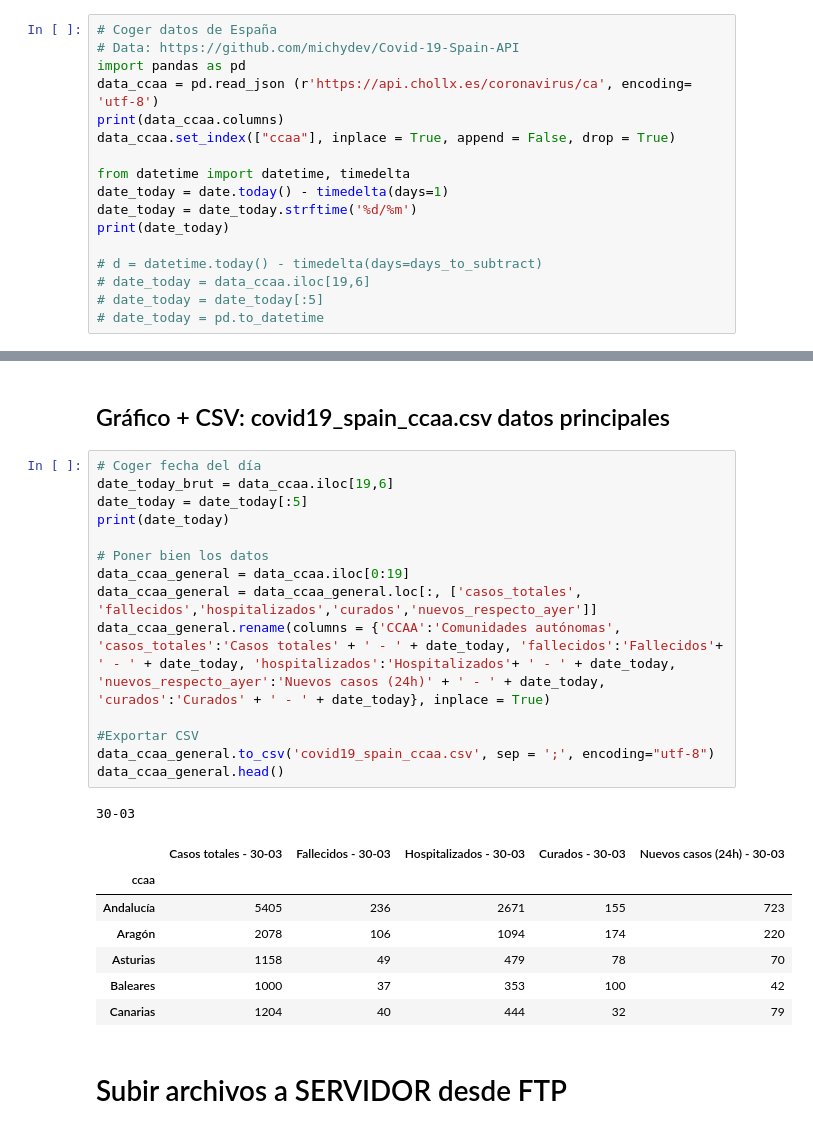
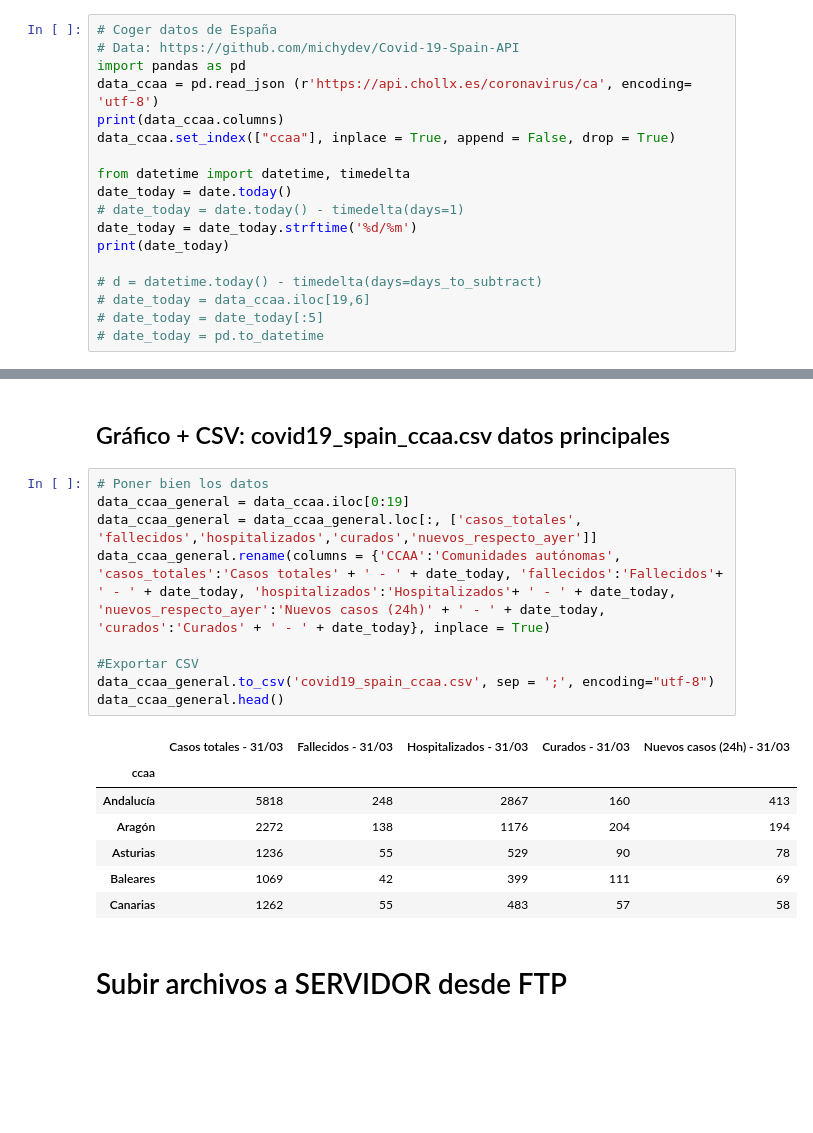
Before and after one commit to akakicreations/covid19-project, a Jupyter notebook: covid19_notebook_WEBFINAL.ipynb, the cells around one changed output, grey strips where cells are left out. Cells and saved outputs as stored; diff of their text form; blank space fills up the shorter version.

```diff
--- a/covid19_notebook_WEBFINAL.ipynb
+++ b/covid19_notebook_WEBFINAL.ipynb
@@ -174,7 +271,8 @@ print(data_ccaa.columns)
 data_ccaa.set_index(["ccaa"], inplace = True, append = False, drop = True)
 
 from datetime import datetime, timedelta
-date_today = date.today() - timedelta(days=1)
+date_today = date.today()
+# date_today = date.today() - timedelta(days=1)
 date_today = date_today.strftime('%d/%m')
 print(date_today)
 
@@ -280,28 +354,22 @@ Canarias          784         878        1025        1125        1204
 # %% [markdown]
 ## Gráfico + CSV: covid19_spain_ccaa.csv datos principales
 # %%
-# Coger fecha del día
-date_today_brut = data_ccaa.iloc[19,6]
-date_today = date_today[:5]
-print(date_today)
-
 # Poner bien los datos
 data_ccaa_general = data_ccaa.iloc[0:19]
 data_ccaa_general = data_ccaa_general.loc[:, ['casos_totales', 'fallecidos','hospitalizados','curados','nuevos_respecto_ayer']]
 data_ccaa_general.rename(columns = {'CCAA':'Comunidades autónomas', 'casos_totales':'Casos totales' + ' - ' + date_today, 'fallecidos':'Fallecidos'+ ' - ' + date_today, 'hospitalizados':'Hospitalizados'+ ' - ' + date_today, 'nuevos_respecto_ayer':'Nuevos casos (24h)' + ' - ' + date_today, 'curados':'Curados' + ' - ' + date_today}, inplace = True)
 
 #Exportar CSV
 data_ccaa_general.to_csv('covid19_spain_ccaa.csv', sep = ';', encoding="utf-8")
 data_ccaa_general.head()
 # %% [output]
-30-03
-|  | Casos totales - 30-03 | Fallecidos - 30-03 | Hospitalizados - 30-03 | Curados - 30-03 | Nuevos casos (24h) - 30-03 |
+|  | Casos totales - 31/03 | Fallecidos - 31/03 | Hospitalizados - 31/03 | Curados - 31/03 | Nuevos casos (24h) - 31/03 |
 | ccaa |  |  |  |  |  |
-| Andalucía | 5405 | 236 | 2671 | 155 | 723 |
-| Aragón | 2078 | 106 | 1094 | 174 | 220 |
-| Asturias | 1158 | 49 | 479 | 78 | 70 |
-| Baleares | 1000 | 37 | 353 | 100 | 42 |
-| Canarias | 1204 | 40 | 444 | 32 | 79 |
+| Andalucía | 5818 | 248 | 2867 | 160 | 413 |
+| Aragón | 2272 | 138 | 1176 | 204 | 194 |
+| Asturias | 1236 | 55 | 529 | 90 | 78 |
+| Baleares | 1069 | 42 | 399 | 111 | 69 |
+| Canarias | 1262 | 55 | 483 | 57 | 58 |
 # %% [markdown]
 # Subir archivos a SERVIDOR desde FTP
 # %%
```
Also changed, not shown: parts of 7 cells of this notebook, 3 other files.
